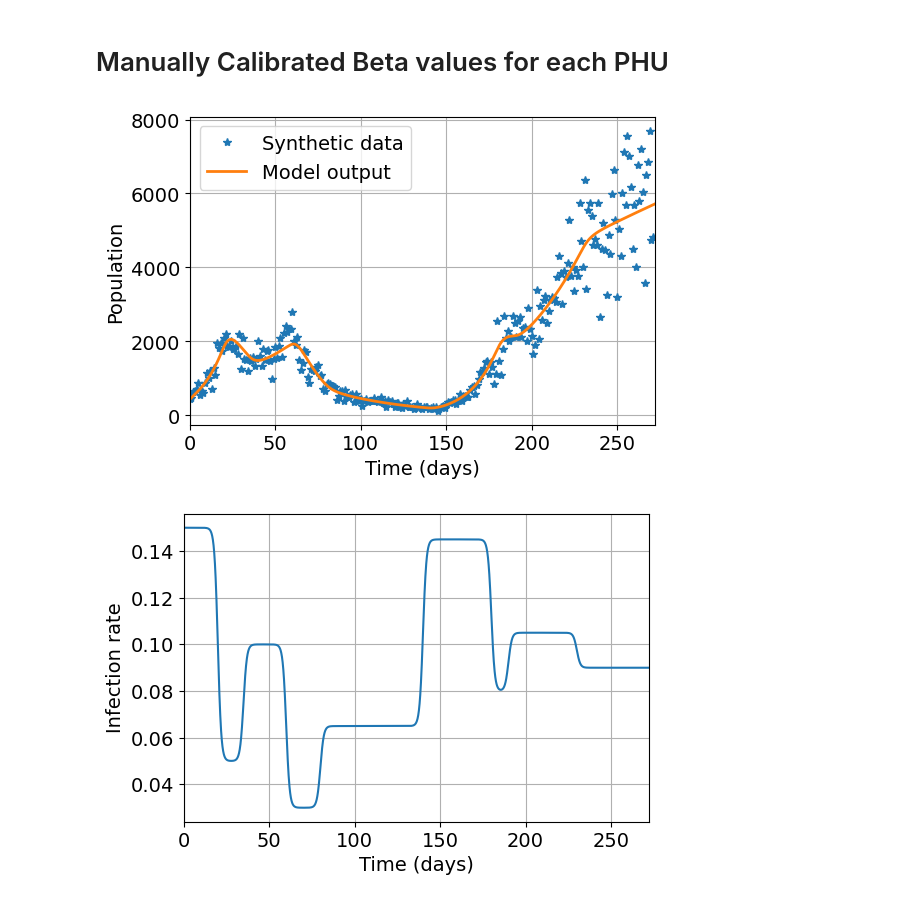
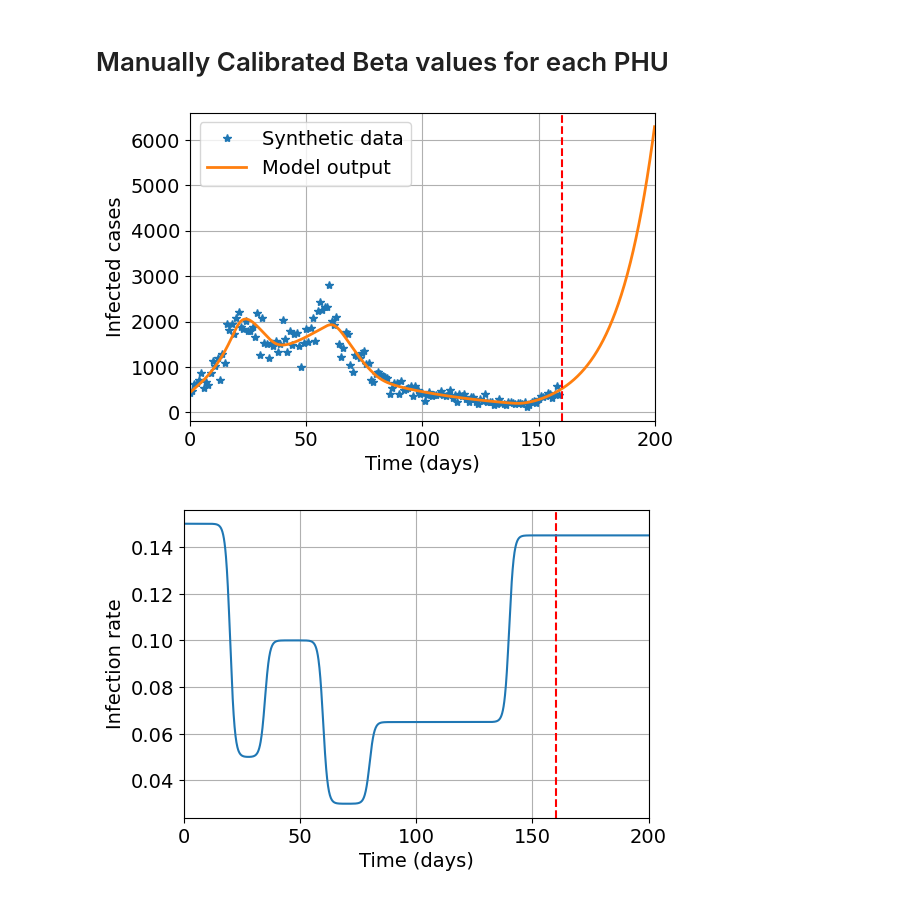
Before and after one commit to sudhipv/sequential_calibration, a Jupyter notebook: singlePHU_compare/without_rho/mle/generate_synethtic_Mult.ipynb, the cells around one changed output. Cells and saved outputs as stored; diff of their text form; code cells hidden in the pictures.

Commit message:
constant beta results mayn't be used in paper, coming back to old experiment with t-varying beta, synthetic data results updated with no new sigmoid for predictions

```diff
--- a/singlePHU_compare/without_rho/mle/generate_synethtic_Mult.ipynb
+++ b/singlePHU_compare/without_rho/mle/generate_synethtic_Mult.ipynb
@@ -15,13 +15,15 @@ from scipy.optimize import minimize
 ### Use the time up to which you need to generate synthetic data for
 dt = 0.1
 tstart = 0
-tlim = 272
+tlim = 200
 t = np.arange(tstart, tlim, 1)
 
 tmoh = np.arange(tstart, tlim, dt)
 
 ndiv = 1/dt
 
+
+d_cut = 160
 
 ##### CHANGE HERE #############
 
@@ -132,7 +134,9 @@ t7 = 190
 a8 =  -0.015
 t8 = 230
 
-beta_i[:,0] = a0  + a1/(1 + np.exp((t1-tmoh))) +  a2/(1 + np.exp((t2-tmoh))) + a3/(1 + np.exp((t3-tmoh))) + a4/(1 + np.exp((t4-tmoh))) + a5/(1 + np.exp((t5-tmoh)))  + a6/(1 + np.exp((t6-tmoh))) + a7/(1 + np.exp((t7-tmoh))) + a8/(1 + np.exp((t8-tmoh)))
+beta_i[:,0] = a0  + a1/(1 + np.exp((t1-tmoh))) +  a2/(1 + np.exp((t2-tmoh))) + a3/(1 + np.exp((t3-tmoh))) + a4/(1 + np.exp((t4-tmoh))) + a5/(1 + np.exp((t5-tmoh)))
+
+# + a6/(1 + np.exp((t6-tmoh))) + a7/(1 + np.exp((t7-tmoh))) + a8/(1 + np.exp((t8-tmoh)))
 beta_e[:,0] = beta_i[:,0]
 
 ################### Durham ##########################################################
@@ -237,42 +241,46 @@ for kk in range(1,len(tmoh)):
   N[kk,0] = S[kk,0] +  E[kk,0] + I[kk,0] + R[kk,0]
 
   if( kk%ndiv == 0):
       idxmoh = int(kk/ndiv)
-      e = rng.normal(0, sigma, 1)
-      I_synthetic[idxmoh,0] = I[kk,0] * ( 1 + e)
+
+      if(idxmoh < d_cut):
+        e = rng.normal(0, sigma, 1)
+        I_synthetic[idxmoh,0] = I[kk,0] * ( 1 + e)
 
 
 
 #### CHANGE HERE
 ### Save the synthetic data in CSV file for future use
-np.savetxt('./toronto_synthetic_data_mult.csv', I_synthetic, delimiter=",")
+# np.savetxt('./toronto_synthetic_data_mult.csv', I_synthetic, delimiter=",")
 
-### Save true model output
-np.savetxt('./toronto_synthetic_true_mult.csv', I, delimiter=",")
-np.savetxt('./toronto_synthetic_true_beta_mult.csv', beta_i, delimiter=",")
+# ### Save true model output
+np.savetxt('./toronto_synthetic_true_mult_CHANGED.csv', I, delimiter=",")
+np.savetxt('./toronto_synthetic_true_beta_mult_CHANGED.csv', beta_i, delimiter=",")
 
 fig1, ax1 = plt.subplots(figsize=(6, 4))
-plt.plot(t, I_synthetic, '*', markersize=6, label='Synthetic data')
+plt.plot(t[tstart:d_cut], I_synthetic[tstart:d_cut], '*', markersize=6, label='Synthetic data')
 plt.plot(tmoh, I[:,0], '-',linewidth=2, label='Model output')
+plt.axvline(160,c='r', linestyle='--')
 plt.legend(loc='best')
 plt.xlabel('Time (days)')
 plt.xlim([0,tlim])
-plt.ylabel('Population')
+plt.ylabel('Infected cases')
 plt.grid()
-# plt.savefig('./figs/synthetic_data.pdf')
+plt.savefig('./figs/synthetic_data_2.pdf',bbox_inches='tight')
 plt.show()
 
 
 
 fig2, ax2 = plt.subplots(figsize=(6, 4))
 ax2.set_xlim([0,tlim])
+plt.axvline(160,c='r', linestyle='--')
 ax2.set_xlabel('Time (days)')
 ax2.set_ylabel('Infection rate')
 ax2.grid()
 plt.plot(tmoh, beta_i[:,0], label='Synthetic model of infection rate')
 ax1.legend(loc='best')
-# plt.savefig('./figs/beta_true.pdf',  bbox_inches='tight')
+plt.savefig('./figs/beta_true_2.pdf',  bbox_inches='tight')
 plt.show()
 # %% [output]
-[figure, old version]
+[figure, new version]
-[figure, old version]
+[figure, new version]
```
Also changed, not shown: 16 other files.
